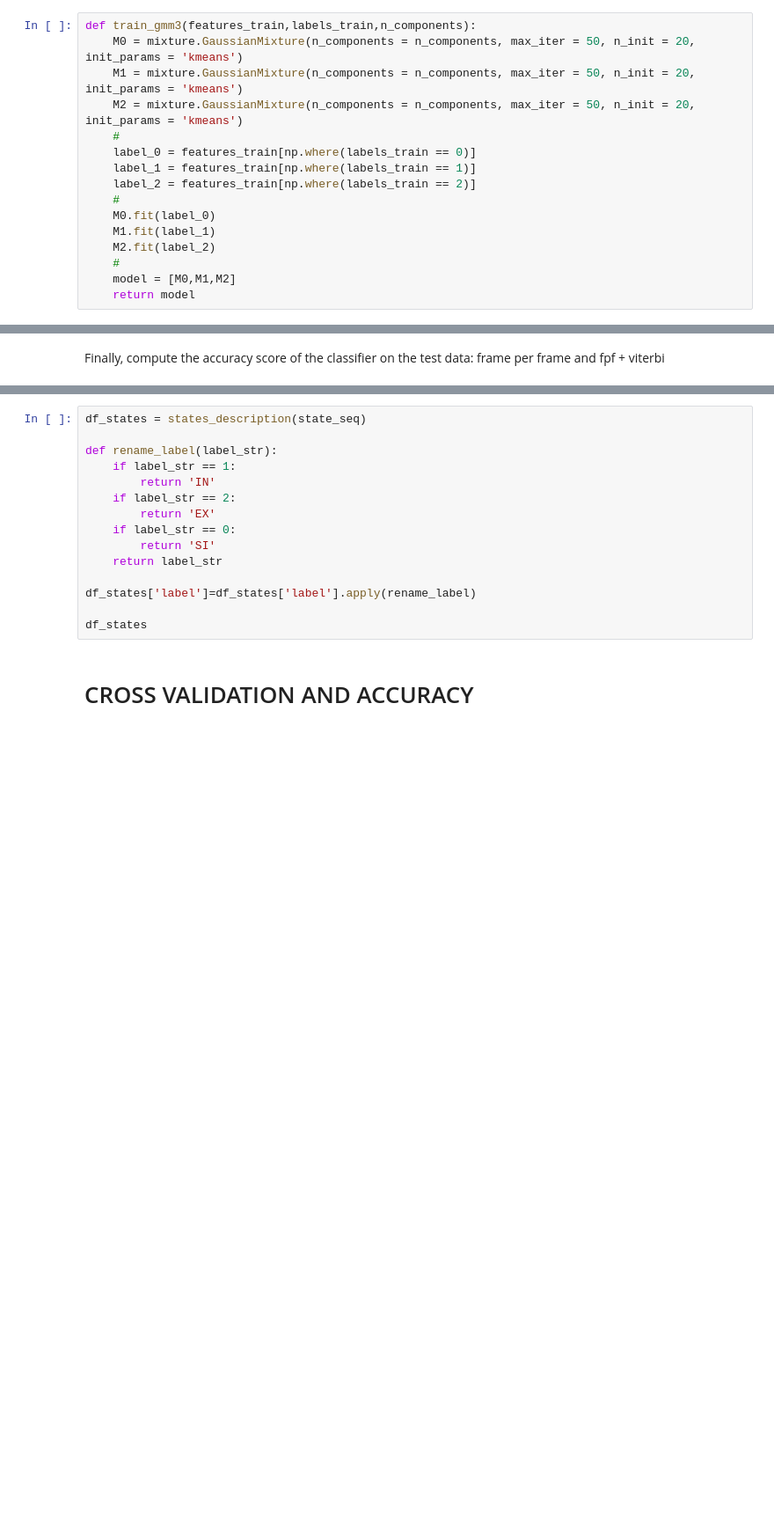
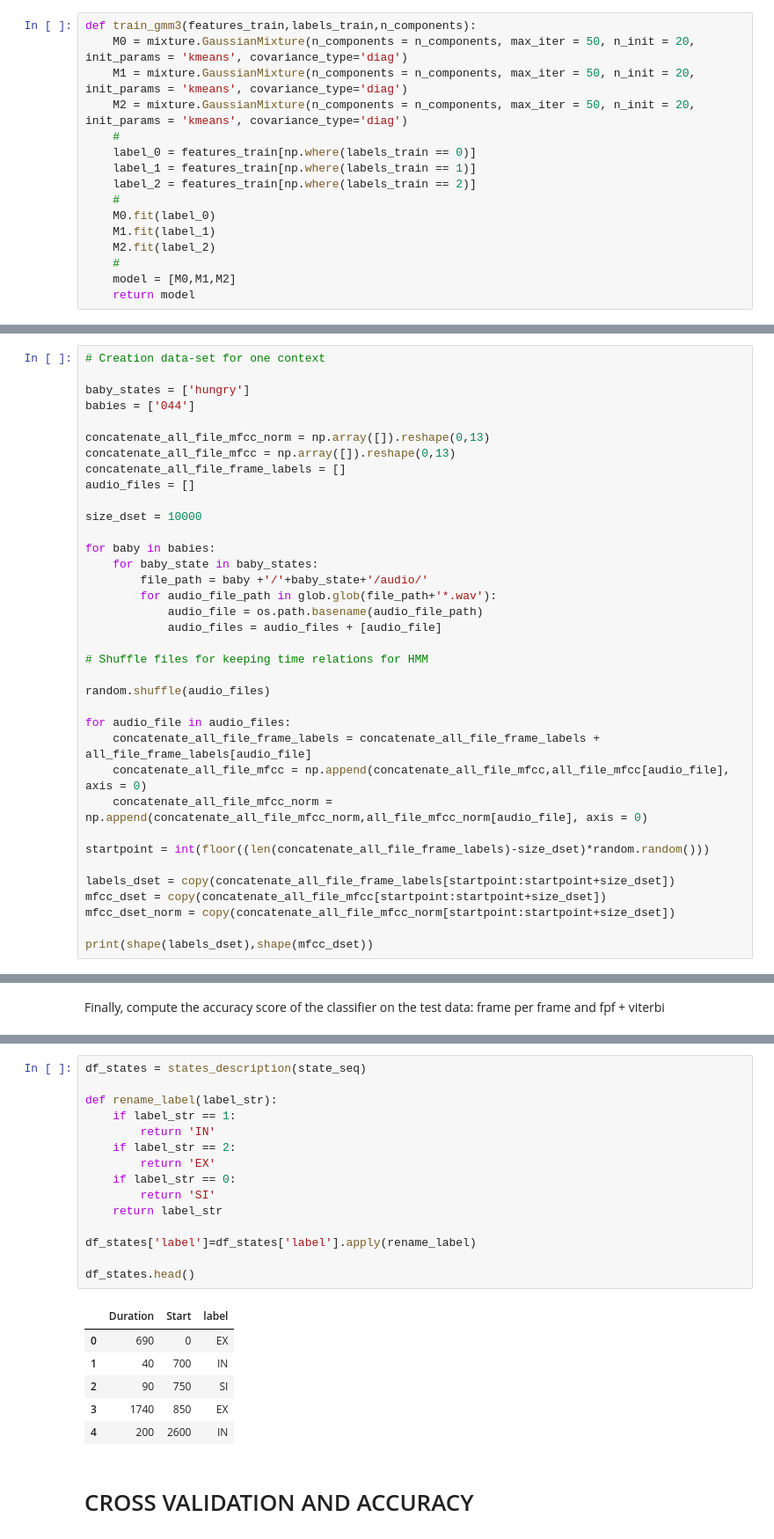
Before and after one commit to AVAGLIO/BABY, a Jupyter notebook: Baby.ipynb, the cells around one changed output, grey strips where cells are left out. Shown at 88% size. Saved outputs shown, nothing was run; the diff lists cells and outputs as text; blank space fills up the shorter version.

```diff
--- a/Baby.ipynb
+++ b/Baby.ipynb
@@ -292,8 +267,8 @@ model_svm = sklearn.svm.SVC(C = C, gamma = gamma, probability=True)
 # %%
 def train_gmm3(features_train,labels_train,n_components):
-    M0 = mixture.GaussianMixture(n_components = n_components, max_iter = 50, n_init = 20, init_params = 'kmeans')
-    M1 = mixture.GaussianMixture(n_components = n_components, max_iter = 50, n_init = 20, init_params = 'kmeans')
-    M2 = mixture.GaussianMixture(n_components = n_components, max_iter = 50, n_init = 20, init_params = 'kmeans')
+    M0 = mixture.GaussianMixture(n_components = n_components, max_iter = 50, n_init = 20, init_params = 'kmeans', covariance_type='diag')
+    M1 = mixture.GaussianMixture(n_components = n_components, max_iter = 50, n_init = 20, init_params = 'kmeans', covariance_type='diag')
+    M2 = mixture.GaussianMixture(n_components = n_components, max_iter = 50, n_init = 20, init_params = 'kmeans', covariance_type='diag')
     #
     label_0 = features_train[np.where(labels_train == 0)]
     label_1 = features_train[np.where(labels_train == 1)]
@@ -425,0 +407,36 @@ def gmm3_viterbi_score(features_test,labels_test,log_trans,model):
+# %%
+# Creation data-set for one context
+
+baby_states = ['hungry']
+babies = ['044']
+
+concatenate_all_file_mfcc_norm = np.array([]).reshape(0,13)
+concatenate_all_file_mfcc = np.array([]).reshape(0,13)
+concatenate_all_file_frame_labels = []
+audio_files = []
+
+size_dset = 10000
+
+for baby in babies:
+    for baby_state in baby_states:
+        file_path = baby +'/'+baby_state+'/audio/'
+        for audio_file_path in glob.glob(file_path+'*.wav'):
+            audio_file = os.path.basename(audio_file_path)
+            audio_files = audio_files + [audio_file]
+
+# Shuffle files for keeping time relations for HMM
+
+random.shuffle(audio_files)
+
+for audio_file in audio_files:
+    concatenate_all_file_frame_labels = concatenate_all_file_frame_labels + all_file_frame_labels[audio_file]
+    concatenate_all_file_mfcc = np.append(concatenate_all_file_mfcc,all_file_mfcc[audio_file], axis = 0)
+    concatenate_all_file_mfcc_norm = np.append(concatenate_all_file_mfcc_norm,all_file_mfcc_norm[audio_file], axis = 0)
+
+startpoint = int(floor((len(concatenate_all_file_frame_labels)-size_dset)*random.random()))
+
+labels_dset = copy(concatenate_all_file_frame_labels[startpoint:startpoint+size_dset])
+mfcc_dset = copy(concatenate_all_file_mfcc[startpoint:startpoint+size_dset])
+mfcc_dset_norm = copy(concatenate_all_file_mfcc_norm[startpoint:startpoint+size_dset])
+
+print(shape(labels_dset),shape(mfcc_dset))
@@ -649,18 +707,25 @@ def states_description(state_seq):
 # %%
 df_states = states_description(state_seq)
 
 def rename_label(label_str):
     if label_str == 1:
         return 'IN'
     if label_str == 2:
         return 'EX'
     if label_str == 0:
         return 'SI'
     return label_str
 
 df_states['label']=df_states['label'].apply(rename_label)
 
-df_states
+df_states.head()
+# %% [output]
+|  | Duration | Start | label |
+| 0 | 690 | 0 | EX |
+| 1 | 40 | 700 | IN |
+| 2 | 90 | 750 | SI |
+| 3 | 1740 | 850 | EX |
+| 4 | 200 | 2600 | IN |
 # %% [markdown]
 # CROSS VALIDATION AND ACCURACY
 # %% [markdown]
```
Also changed, not shown: parts of 40 cells of this notebook.
